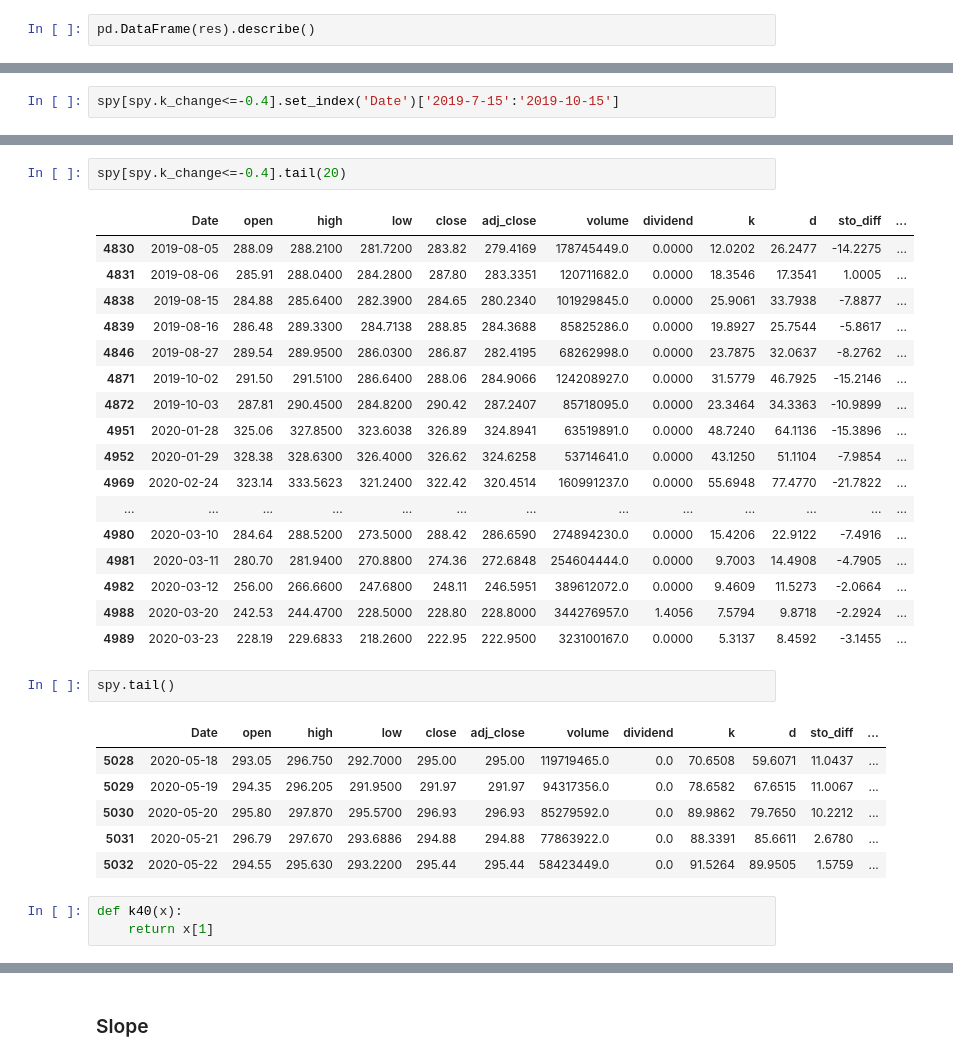
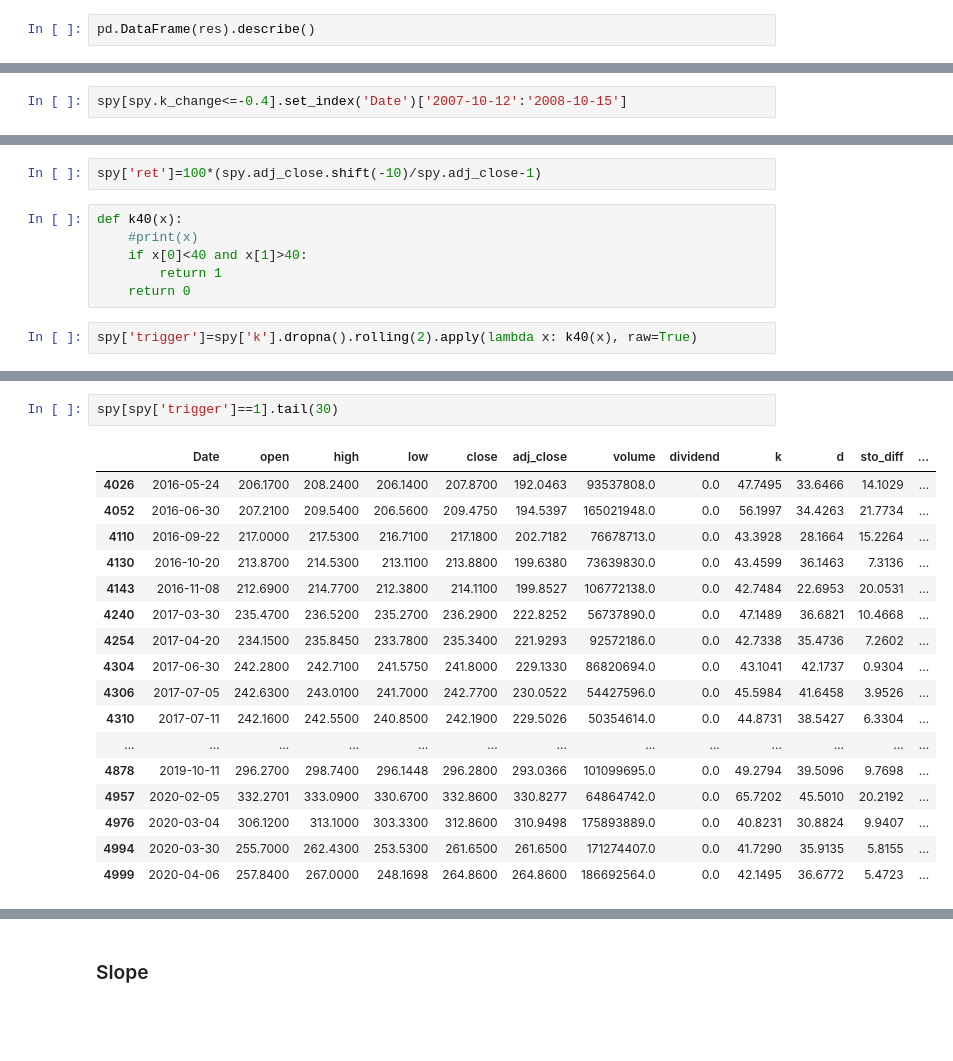
Before and after one commit to rittik97/Studies-on-SPYs, a Jupyter notebook: Playground.ipynb, the cells around one changed output, grey strips where cells are left out. Drawn from its saved outputs; the diff is of its cells as text; blank space fills up the shorter version.

```diff
--- a/Playground.ipynb
+++ b/Playground.ipynb
@@ -725,5 +754,5 @@ pd.DataFrame(res).describe()
 # %%
-spy[spy.k_change<=-0.4].set_index('Date')['2019-7-15':'2019-10-15']
+spy[spy.k_change<=-0.4].set_index('Date')['2007-10-12':'2008-10-15']
 # %% [output]
 |  | open | high | low | close | adj_close | volume | dividend | k | d | sto_diff | ... |
 | Date |  |  |  |  |  |  |  |  |  |  | ... |
@@ -738,0 +775,10 @@ spy[spy.k_change<=-0.4].set_index('Date')['2019-7-15':'2019-10-15']
+# %%
+spy['ret']=100*(spy.adj_close.shift(-10)/spy.adj_close-1)
+# %%
+def k40(x):
+    #print(x)
+    if x[0]<40 and x[1]>40:
+        return 1
+    return 0
+# %%
+spy['trigger']=spy['k'].dropna().rolling(2).apply(lambda x: k40(x), raw=True)
@@ -739,32 +793,20 @@ spy[spy.k_change<=-0.4].set_index('Date')['2019-7-15':'2019-10-15']
 # %%
-spy[spy.k_change<=-0.4].tail(20)
+spy[spy['trigger']==1].tail(30)
 # %% [output]
 |  | Date | open | high | low | close | adj_close | volume | dividend | k | d | sto_diff | ... |
-| 4830 | 2019-08-05 | 288.09 | 288.2100 | 281.7200 | 283.82 | 279.4169 | 178745449.0 | 0.0000 | 12.0202 | 26.2477 | -14.2275 | ... |
-| 4831 | 2019-08-06 | 285.91 | 288.0400 | 284.2800 | 287.80 | 283.3351 | 120711682.0 | 0.0000 | 18.3546 | 17.3541 | 1.0005 | ... |
-| 4838 | 2019-08-15 | 284.88 | 285.6400 | 282.3900 | 284.65 | 280.2340 | 101929845.0 | 0.0000 | 25.9061 | 33.7938 | -7.8877 | ... |
-| 4839 | 2019-08-16 | 286.48 | 289.3300 | 284.7138 | 288.85 | 284.3688 | 85825286.0 | 0.0000 | 19.8927 | 25.7544 | -5.8617 | ... |
-| 4846 | 2019-08-27 | 289.54 | 289.9500 | 286.0300 | 286.87 | 282.4195 | 68262998.0 | 0.0000 | 23.7875 | 32.0637 | -8.2762 | ... |
-| 4871 | 2019-10-02 | 291.50 | 291.5100 | 286.6400 | 288.06 | 284.9066 | 124208927.0 | 0.0000 | 31.5779 | 46.7925 | -15.2146 | ... |
-| 4872 | 2019-10-03 | 287.81 | 290.4500 | 284.8200 | 290.42 | 287.2407 | 85718095.0 | 0.0000 | 23.3464 | 34.3363 | -10.9899 | ... |
-| 4951 | 2020-01-28 | 325.06 | 327.8500 | 323.6038 | 326.89 | 324.8941 | 63519891.0 | 0.0000 | 48.7240 | 64.1136 | -15.3896 | ... |
-| 4952 | 2020-01-29 | 328.38 | 328.6300 | 326.4000 | 326.62 | 324.6258 | 53714641.0 | 0.0000 | 43.1250 | 51.1104 | -7.9854 | ... |
-| 4969 | 2020-02-24 | 323.14 | 333.5623 | 321.2400 | 322.42 | 320.4514 | 160991237.0 | 0.0000 | 55.6948 | 77.4770 | -21.7822 | ... |
+| 4026 | 2016-05-24 | 206.1700 | 208.2400 | 206.1400 | 207.8700 | 192.0463 | 93537808.0 | 0.0 | 47.7495 | 33.6466 | 14.1029 | ... |
+| 4052 | 2016-06-30 | 207.2100 | 209.5400 | 206.5600 | 209.4750 | 194.5397 | 165021948.0 | 0.0 | 56.1997 | 34.4263 | 21.7734 | ... |
+| 4110 | 2016-09-22 | 217.0000 | 217.5300 | 216.7100 | 217.1800 | 202.7182 | 76678713.0 | 0.0 | 43.3928 | 28.1664 | 15.2264 | ... |
+| 4130 | 2016-10-20 | 213.8700 | 214.5300 | 213.1100 | 213.8800 | 199.6380 | 73639830.0 | 0.0 | 43.4599 | 36.1463 | 7.3136 | ... |
+| 4143 | 2016-11-08 | 212.6900 | 214.7700 | 212.3800 | 214.1100 | 199.8527 | 106772138.0 | 0.0 | 42.7484 | 22.6953 | 20.0531 | ... |
+| 4240 | 2017-03-30 | 235.4700 | 236.5200 | 235.2700 | 236.2900 | 222.8252 | 56737890.0 | 0.0 | 47.1489 | 36.6821 | 10.4668 | ... |
+| 4254 | 2017-04-20 | 234.1500 | 235.8450 | 233.7800 | 235.3400 | 221.9293 | 92572186.0 | 0.0 | 42.7338 | 35.4736 | 7.2602 | ... |
+| 4304 | 2017-06-30 | 242.2800 | 242.7100 | 241.5750 | 241.8000 | 229.1330 | 86820694.0 | 0.0 | 43.1041 | 42.1737 | 0.9304 | ... |
+| 4306 | 2017-07-05 | 242.6300 | 243.0100 | 241.7000 | 242.7700 | 230.0522 | 54427596.0 | 0.0 | 45.5984 | 41.6458 | 3.9526 | ... |
+| 4310 | 2017-07-11 | 242.1600 | 242.5500 | 240.8500 | 242.1900 | 229.5026 | 50354614.0 | 0.0 | 44.8731 | 38.5427 | 6.3304 | ... |
 | ... | ... | ... | ... | ... | ... | ... | ... | ... | ... | ... | ... | ... |
-| 4980 | 2020-03-10 | 284.64 | 288.5200 | 273.5000 | 288.42 | 286.6590 | 274894230.0 | 0.0000 | 15.4206 | 22.9122 | -7.4916 | ... |
-| 4981 | 2020-03-11 | 280.70 | 281.9400 | 270.8800 | 274.36 | 272.6848 | 254604444.0 | 0.0000 | 9.7003 | 14.4908 | -4.7905 | ... |
-| 4982 | 2020-03-12 | 256.00 | 266.6600 | 247.6800 | 248.11 | 246.5951 | 389612072.0 | 0.0000 | 9.4609 | 11.5273 | -2.0664 | ... |
-| 4988 | 2020-03-20 | 242.53 | 244.4700 | 228.5000 | 228.80 | 228.8000 | 344276957.0 | 1.4056 | 7.5794 | 9.8718 | -2.2924 | ... |
-| 4989 | 2020-03-23 | 228.19 | 229.6833 | 218.2600 | 222.95 | 222.9500 | 323100167.0 | 0.0000 | 5.3137 | 8.4592 | -3.1455 | ... |
+| 4878 | 2019-10-11 | 296.2700 | 298.7400 | 296.1448 | 296.2800 | 293.0366 | 101099695.0 | 0.0 | 49.2794 | 39.5096 | 9.7698 | ... |
+| 4957 | 2020-02-05 | 332.2701 | 333.0900 | 330.6700 | 332.8600 | 330.8277 | 64864742.0 | 0.0 | 65.7202 | 45.5010 | 20.2192 | ... |
+| 4976 | 2020-03-04 | 306.1200 | 313.1000 | 303.3300 | 312.8600 | 310.9498 | 175893889.0 | 0.0 | 40.8231 | 30.8824 | 9.9407 | ... |
+| 4994 | 2020-03-30 | 255.7000 | 262.4300 | 253.5300 | 261.6500 | 261.6500 | 171274407.0 | 0.0 | 41.7290 | 35.9135 | 5.8155 | ... |
+| 4999 | 2020-04-06 | 257.8400 | 267.0000 | 248.1698 | 264.8600 | 264.8600 | 186692564.0 | 0.0 | 42.1495 | 36.6772 | 5.4723 | ... |
-# %%
-spy.tail()
-# %% [output]
-|  | Date | open | high | low | close | adj_close | volume | dividend | k | d | sto_diff | ... |
-| 5028 | 2020-05-18 | 293.05 | 296.750 | 292.7000 | 295.00 | 295.00 | 119719465.0 | 0.0 | 70.6508 | 59.6071 | 11.0437 | ... |
-| 5029 | 2020-05-19 | 294.35 | 296.205 | 291.9500 | 291.97 | 291.97 | 94317356.0 | 0.0 | 78.6582 | 67.6515 | 11.0067 | ... |
-| 5030 | 2020-05-20 | 295.80 | 297.870 | 295.5700 | 296.93 | 296.93 | 85279592.0 | 0.0 | 89.9862 | 79.7650 | 10.2212 | ... |
-| 5031 | 2020-05-21 | 296.79 | 297.670 | 293.6886 | 294.88 | 294.88 | 77863922.0 | 0.0 | 88.3391 | 85.6611 | 2.6780 | ... |
-| 5032 | 2020-05-22 | 294.55 | 295.630 | 293.2200 | 295.44 | 295.44 | 58423449.0 | 0.0 | 91.5264 | 89.9505 | 1.5759 | ... |
-# %%
-def k40(x):
-    return x[1]
```
Also changed, not shown: parts of 7 cells of this notebook, 2 other files.
